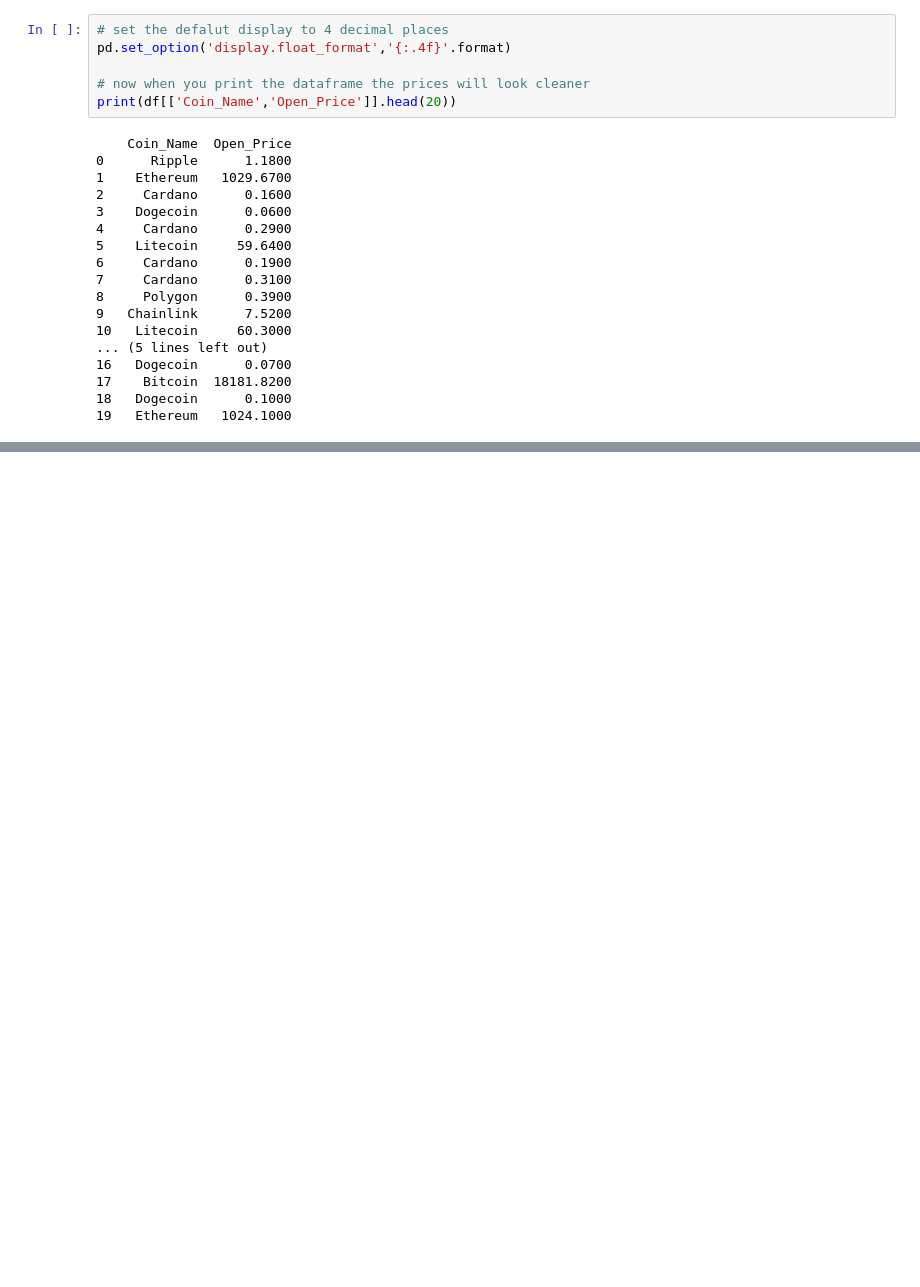
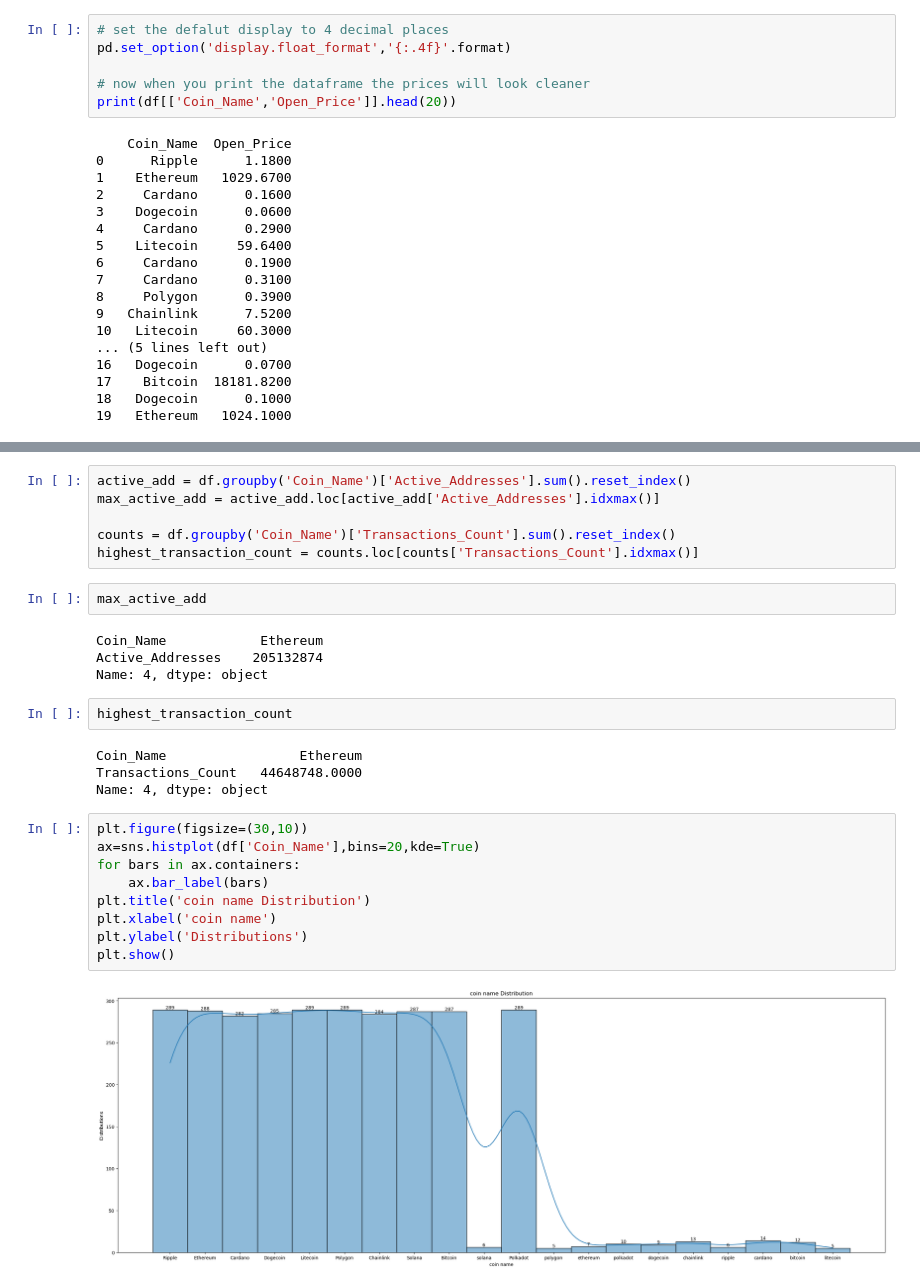
Before and after one commit to Mohini2815/Data-analysis-practice-projects, a Jupyter notebook: crypto market dataset.ipynb, the cells around one changed output, grey strips where cells are left out. Drawn from its saved outputs; the diff is of its cells as text; blank space fills up the shorter version.

```diff
--- a/crypto market dataset.ipynb
+++ b/crypto market dataset.ipynb
@@ -352,0 +416,29 @@ print(df[['Coin_Name','Open_Price']].head(20))
+# %%
+active_add = df.groupby('Coin_Name')['Active_Addresses'].sum().reset_index()
+max_active_add = active_add.loc[active_add['Active_Addresses'].idxmax()]
+
+counts = df.groupby('Coin_Name')['Transactions_Count'].sum().reset_index()
+highest_transaction_count = counts.loc[counts['Transactions_Count'].idxmax()]
+# %%
+max_active_add
+# %% [output]
+Coin_Name            Ethereum
+Active_Addresses    205132874
+Name: 4, dtype: object
+# %%
+highest_transaction_count
+# %% [output]
+Coin_Name                 Ethereum
+Transactions_Count   44648748.0000
+Name: 4, dtype: object
+# %%
+plt.figure(figsize=(30,10))
+ax=sns.histplot(df['Coin_Name'],bins=20,kde=True)
+for bars in ax.containers:
+    ax.bar_label(bars)
+plt.title('coin name Distribution')
+plt.xlabel('coin name')
+plt.ylabel('Distributions')
+plt.show()
+# %% [output]
+[figure, added]
```
Also changed, not shown: parts of 17 cells of this notebook.
